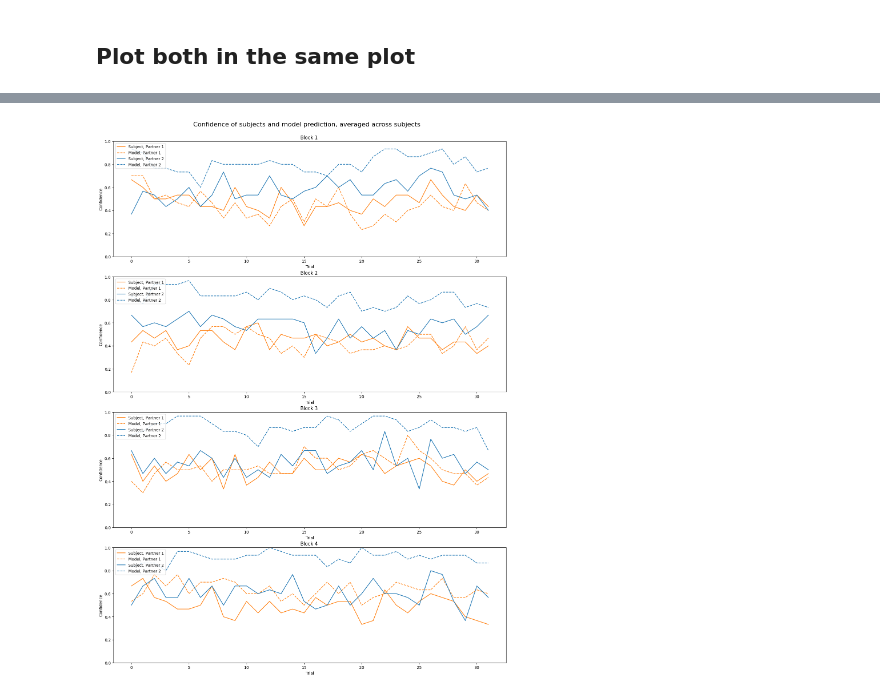
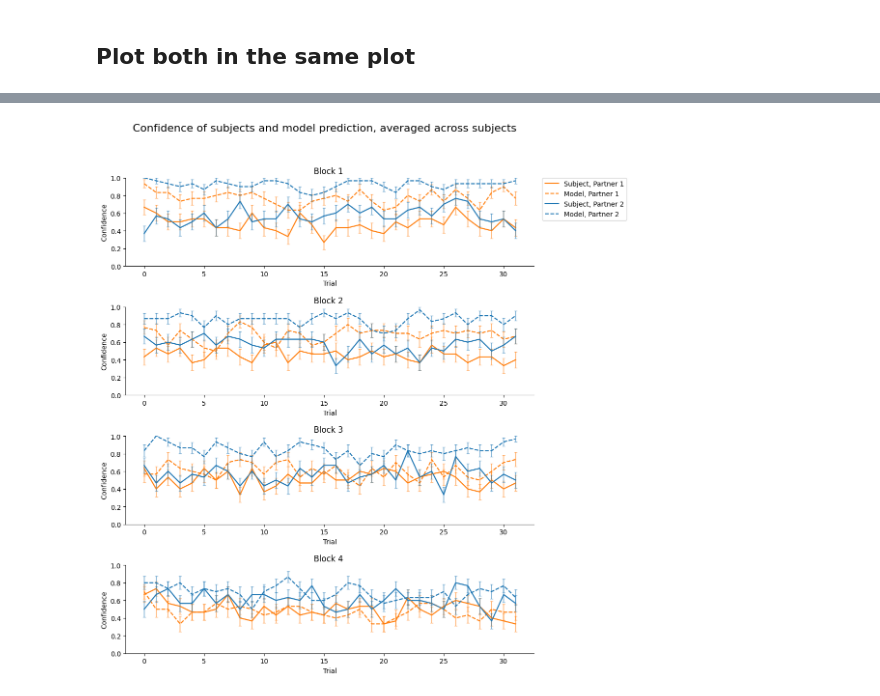
Before and after one commit to meikeoschmann/disRNN-conf-match, a Jupyter notebook: CogModelingRNNsTutorial/DisentangledRNNs_Meike.ipynb, the cells around one changed output, grey strips where cells are left out. Cells and saved outputs as stored; diff of their text form; code cells hidden in the pictures.

```diff
--- a/CogModelingRNNsTutorial/DisentangledRNNs_Meike.ipynb
+++ b/CogModelingRNNsTutorial/DisentangledRNNs_Meike.ipynb
@@ -89,7 +93,7 @@ df
 batch_size = None
 tr = 4 # where to split between train and test set when not doing LOOCV
 LOOCV = True # set to true if you want to do leave-one-out cross validation
-leave_out_idx = 3 # index of the subject to leave out
+leave_out_idx = 0 # index of the subject to leave out
 block_dim = False
 
 if block_dim:
@@ -229,7 +233,7 @@ obs_size = xsTrain.shape[-1]
 # Number of hidden units in each of the two layers of the choice MLP.
 #update_mlp_shape = (5, 5, 5)
 #choice_mlp_shape = (5, 5, 5)
-update_mlp_shape = (10,10,) # input layer: number of features, hidden layer: different number possible but start with 8,8 here
+update_mlp_shape = (features_number,features_number,) # input layer: number of features, hidden layer: different number possible but start with 8,8 here
 choice_mlp_shape = (2,)
 
 def make_disrnn():
@@ -502,6 +539,8 @@ predicted_choices_partner1.shape, predicted_choices_partner2.shape
 # %%
 Mconf_partner1 = np.mean(predicted_choices_partner1, axis=1)
 Mconf_partner2 = np.mean(predicted_choices_partner2, axis=1)
+Mconf_SE_partner1 = np.std(predicted_choices_partner1, axis=1) / np.sqrt(n_subjects)
+Mconf_SE_partner2 = np.std(predicted_choices_partner2, axis=1) / np.sqrt(n_subjects)
 Mconf_partner1.shape, Mconf_partner2.shape
 # %% [output]
 ((128,), (128,))
@@ -527,5 +572,7 @@ for i in range(n_blocks):
 # %%
 Sconf_partner1 = np.mean(xsAll_partner1[:, :, 9], axis=1) #idx 0 if ys
 Sconf_partner2 = np.mean(xsAll_partner2[:, :, 9], axis=1)
-Sconf_partner1.shape, Sconf_partner2.shape
+Sconf_SE_partner1 = np.std(xsAll_partner1[:, :, 9], axis=1) / np.sqrt(n_subjects)
+Sconf_SE_partner2 = np.std(xsAll_partner2[:, :, 9], axis=1) / np.sqrt(n_subjects)
+Sconf_partner1.shape, Sconf_partner2.shape, Sconf_SE_partner1.shape, Sconf_SE_partner2.shape
 # %% [output]
@@ -557,19 +607,32 @@ array([0.66666667, 0.6       , 0.56666667, 0.46666667, 0.6       ,
 # %%
 # Plot Sconfidence for partner 1 and partner 2
 n_trials_per_block = int(len(df) / (n_subjects*n_blocks*2))
 
-fig, ax = plt.subplots(4, 1, figsize=(15, 20))
+fig, axs = plt.subplots(4, 1, figsize=(10, 12))
 fig.suptitle('Confidence of subjects and model prediction, averaged across subjects', fontsize=16)
-fig.tight_layout(pad=3.0)
-for i in range(n_blocks):
-    ax[i].plot(Sconf_partner1[i*n_trials_per_block:(i+1)*n_trials_per_block], label='Subject, Partner 1', color='tab:orange')
-    ax[i].plot(Mconf_partner1[i*n_trials_per_block:(i+1)*n_trials_per_block], label='Model, Partner 1', color='tab:orange', linestyle='dashed')
-    ax[i].plot(Sconf_partner2[i*n_trials_per_block:(i+1)*n_trials_per_block], label='Subject, Partner 2', color='tab:blue')
-    ax[i].plot(Mconf_partner2[i*n_trials_per_block:(i+1)*n_trials_per_block], label='Model, Partner 2', color='tab:blue', linestyle='dashed')
-    ax[i].set_xlabel('Trial')
-    ax[i].set_ylabel('Confidence')
-    ax[i].set_ylim([0,1])
-    ax[i].set_title('Block {block} '.format(block=i+1))
-    ax[i].legend(loc='upper left')
+fig.tight_layout(pad=4.0)
+x = np.arange(0, n_trials_per_block, 1)
+
+for i, ax in enumerate(axs.flat):
+    ax.plot(Sconf_partner1[i*n_trials_per_block:(i+1)*n_trials_per_block], label='Subject, Partner 1', color='tab:orange')
+    ax.errorbar(x, Sconf_partner1[i*n_trials_per_block:(i+1)*n_trials_per_block], yerr=Sconf_SE_partner1[i*n_trials_per_block:(i+1)*n_trials_per_block], c='tab:orange', ecolor=None, alpha=0.5, capsize=2)
+
+    ax.plot(Mconf_partner1[i*n_trials_per_block:(i+1)*n_trials_per_block], label='Model, Partner 1', color='tab:orange', linestyle='dashed')
+    ax.errorbar(x, Mconf_partner1[i*n_trials_per_block:(i+1)*n_trials_per_block], yerr=Mconf_SE_partner1[i*n_trials_per_block:(i+1)*n_trials_per_block], c='tab:orange', linestyle='dashed', ecolor=None, alpha=0.5, capsize=2)
+
+    ax.plot(Sconf_partner2[i*n_trials_per_block:(i+1)*n_trials_per_block], label='Subject, Partner 2', color='tab:blue')
+    ax.errorbar(x, Sconf_partner2[i*n_trials_per_block:(i+1)*n_trials_per_block], yerr=Sconf_SE_partner2[i*n_trials_per_block:(i+1)*n_trials_per_block], c='tab:blue', ecolor=None, alpha=0.5, capsize=2)
+
+    ax.plot(Mconf_partner2[i*n_trials_per_block:(i+1)*n_trials_per_block], label='Model, Partner 2', color='tab:blue', linestyle='dashed')
+    ax.errorbar(x, Mconf_partner2[i*n_trials_per_block:(i+1)*n_trials_per_block], yerr=Mconf_SE_partner2[i*n_trials_per_block:(i+1)*n_trials_per_block], c='tab:blue', linestyle='dashed', ecolor=None, alpha=0.5, capsize=2)
+
+    ax.set_xlabel('Trial')
+    ax.set_ylabel('Confidence')
+    ax.set_ylim([0,1])
+    ax.set_title('Block {block} '.format(block=i+1))
+    ax.spines['top'].set_visible(False)
+    ax.spines['right'].set_visible(False)
+    if i == 0:
+        ax.legend(bbox_to_anchor=(1.02, 1), loc='upper left', borderaxespad=0)
 # %% [output]
-[figure, old version]
+[figure, new version]
```
Also changed, not shown: parts of 15 cells of this notebook.
